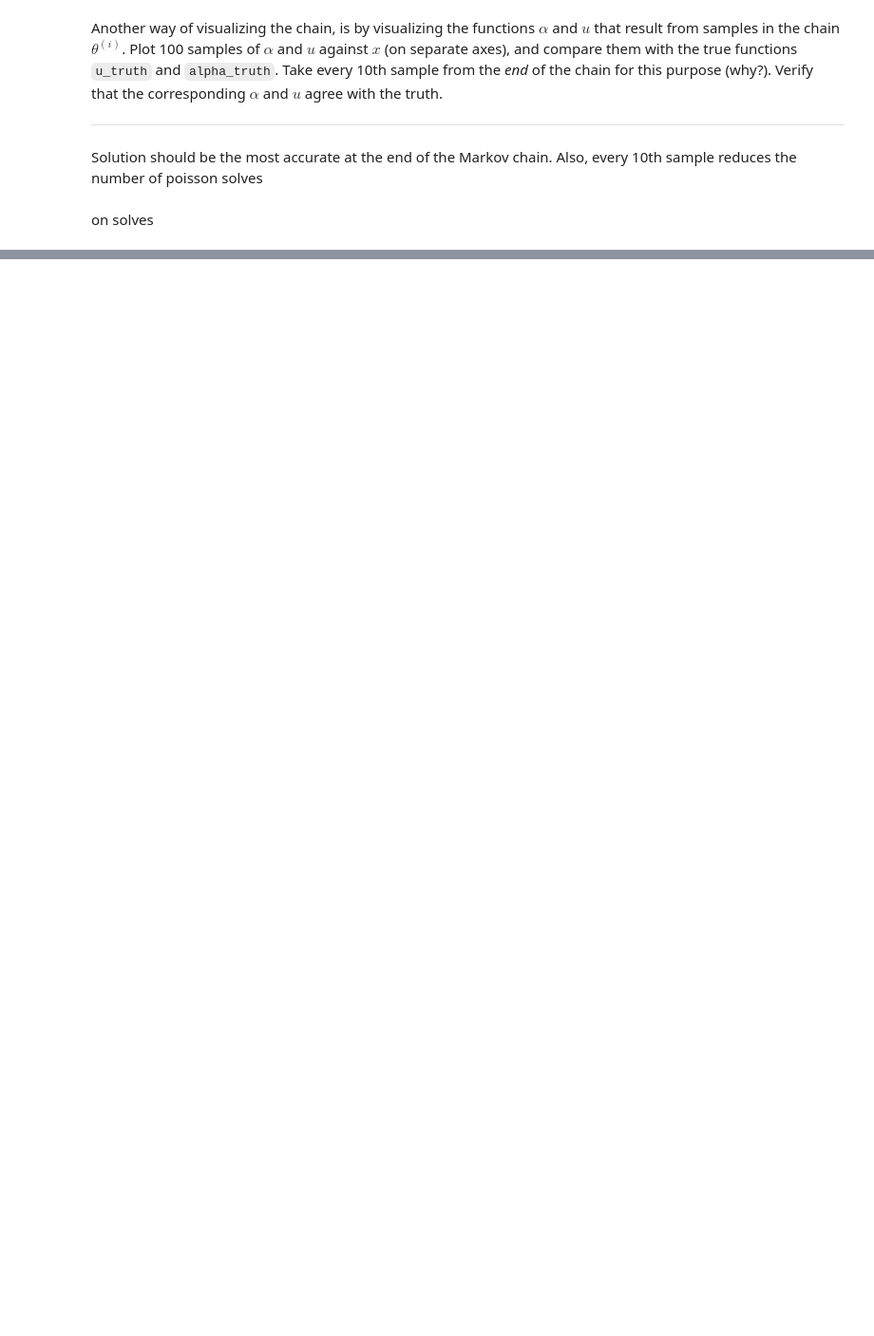
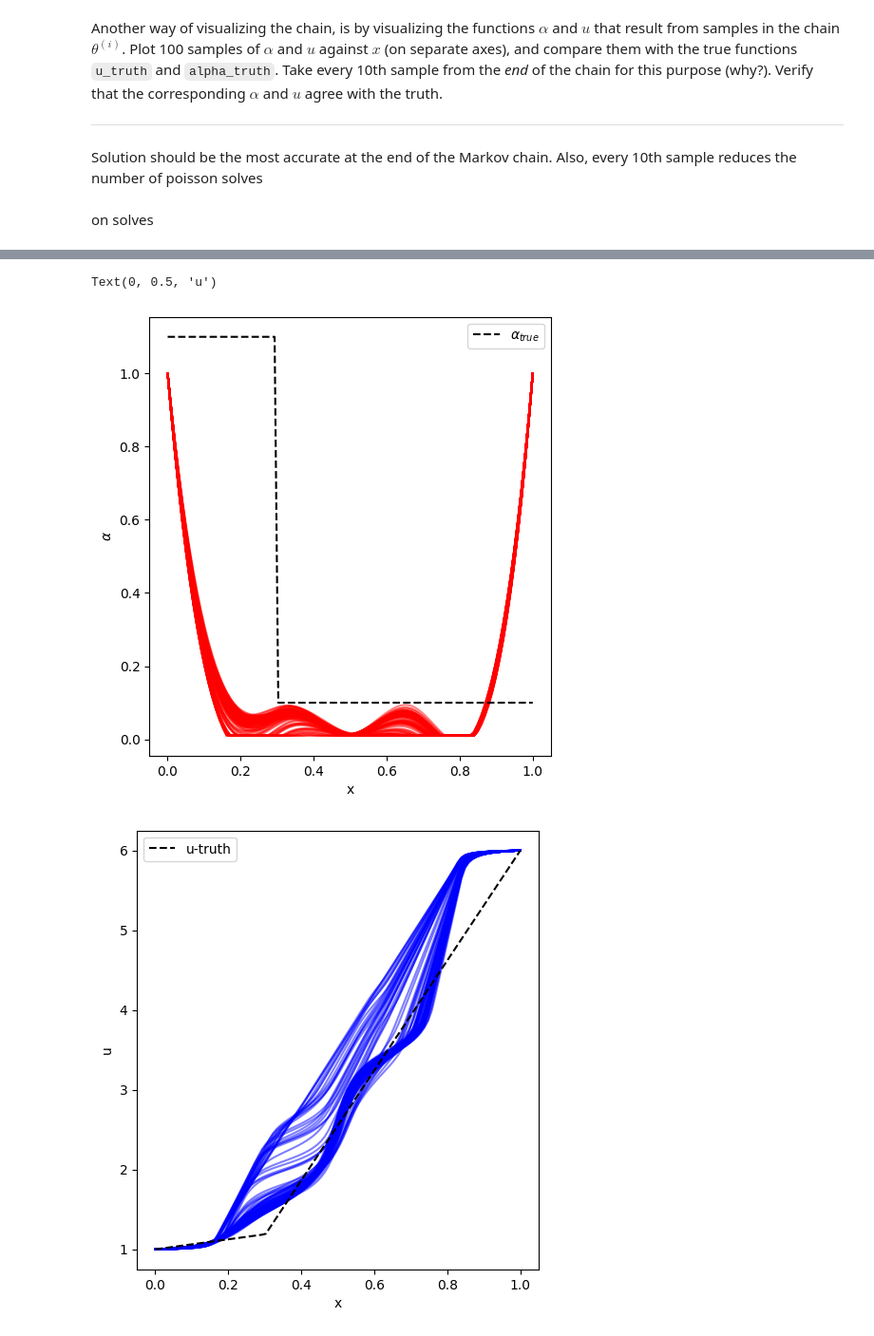
Before and after one commit to msahirs/CFD_IV, a Jupyter notebook: Tutorial3_sahir.ipynb, the cells around one changed output, grey strips where cells are left out. Shown: that part at 95% size. Cells and saved outputs as stored; diff of their text form; code cells hidden in the pictures; blank space fills up the shorter version.

```diff
--- a/Tutorial3_sahir.ipynb
+++ b/Tutorial3_sahir.ipynb
@@ -723,32 +730,31 @@ u_truth = solve_poisson(alpha_truth, 0., U0, U1)
 d = np.interp(xd, xx, u_truth, left=U0, right=U1)
 sigma_d = 0.001
 # %%
-N_samples = 2500
-chain = mcmc(M = 2, pdf = posterior_logpdf, theta0 = np.array([1,2.5]), N = N_samples, sigma_prop = 0.002)
+P = 100 # number of samples for plotting
+M = 5 # dimension
+pitch = 10 # sampling rate
+N_tot = P*pitch # total number of runs
+xd = np.linspace(0,1,P)
 
-# Plot the chain
-plt.figure(figsize=(12,6))
-plt.subplot(121)
-plt.plot(chain[:,0], chain[:,1], '-x', alpha=0.5)
+alpha = np.zeros((len(xd), P))
+u = np.zeros((len(xd), P))
+theta = np.zeros((M,P))
+theta0 = np.zeros(M) # initial guess
 
-# Plot the PDF
-CS = plt.contour(Theta1, Theta2, -np.log(-Pdf), 21)
-plt.plot(theta_truth[0], theta_truth[1], 'ok')  # True solution
-plt.xlabel(r'$\theta_1$'); plt.ylabel(r'$\theta_2$')
-plt.xlim(0, 1); plt.ylim(1, 3)
-
-# Plot a histogram
-plt.subplot(122)
-plt.hist2d(chain[:,0], chain[:,1], bins=20, density=True)
-plt.xlabel(r'$\theta_1$'); plt.ylabel(r'$\theta_2$')
-
+for i in range(1, P):
+    print(f'\nLoop{i}')
+    chain = mcmc(M, pdf = posterior_logpdf, theta0 = theta0, N = i*pitch, sigma_prop = 0.002)
+    for j in range(M):
+        theta[j, i] = chain[-1, j]
+    alpha[:, i] = alpha_spline(xd,theta[:,i])
+    u[:, i] = solve_poisson(alpha[:,i], 0., U0, U1)
 
 
 # plot alpha against x
 plt.figure(figsize=(12,6))
 plt.subplot(121)
-plt.plot(xd, alpha1, color = 'red', alpha=0.5, label = r'$\alpha_1$')
-plt.plot(xd, alpha2, color = 'blue', alpha=0.5, label = r'$\alpha_2$')
+for i in range(1,P):
+    plt.plot(xd, alpha[:,i], color = 'red', alpha=0.5)
 plt.plot(xx, alpha_truth,  '--', color = 'black', label = r'$\alpha_{true}$')  # True solution
 plt.legend()
 plt.xlabel(r'x'); plt.ylabel(r'$\alpha$')
@@ -756,8 +762,8 @@ plt.xlabel(r'x'); plt.ylabel(r'$\alpha$')
 # plot theta against M
 plt.figure(figsize=(12,6))
 plt.subplot(122)
-plt.plot(xd, u2, color = 'red', alpha=0.5, label = 'u1')
-plt.plot(xd, u2, color = 'blue', alpha=0.5, label = 'u2')
+for i in range(1,P):
+    plt.plot(xd, u[:,i], color = 'blue', alpha=0.5)
 plt.plot(xx, u_truth,  '--', color = 'black', label = 'u-truth')  # True solution
 plt.legend()
 plt.xlabel(r'x'); plt.ylabel('u')
@@ -765,0 +804,3 @@ ValueError: operands could not be broadcast together with shapes (40,) (100,)
+Text(0, 0.5, 'u')
+[figure, added]
+[figure, added]
```
Also changed, not shown: parts of 9 cells of this notebook.
